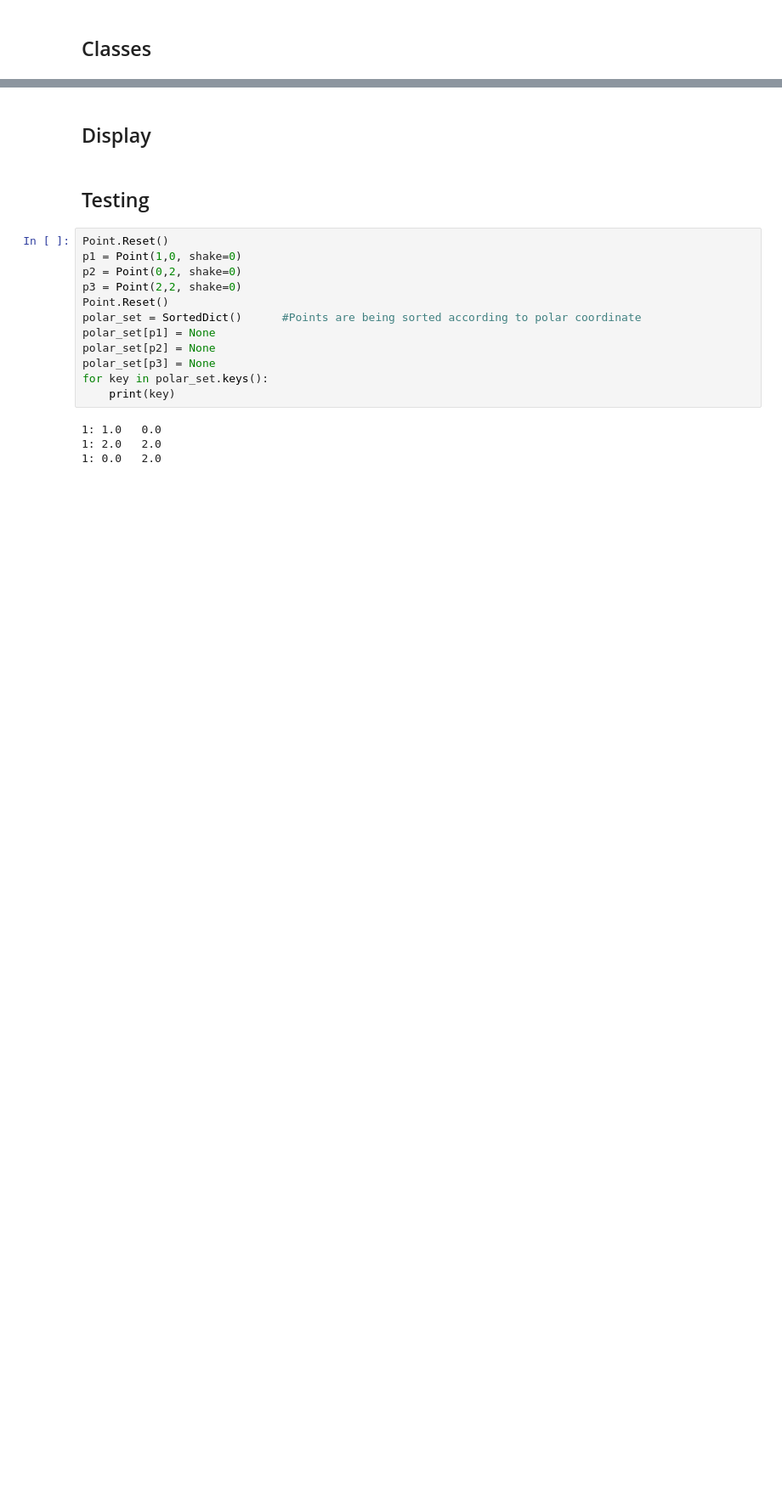
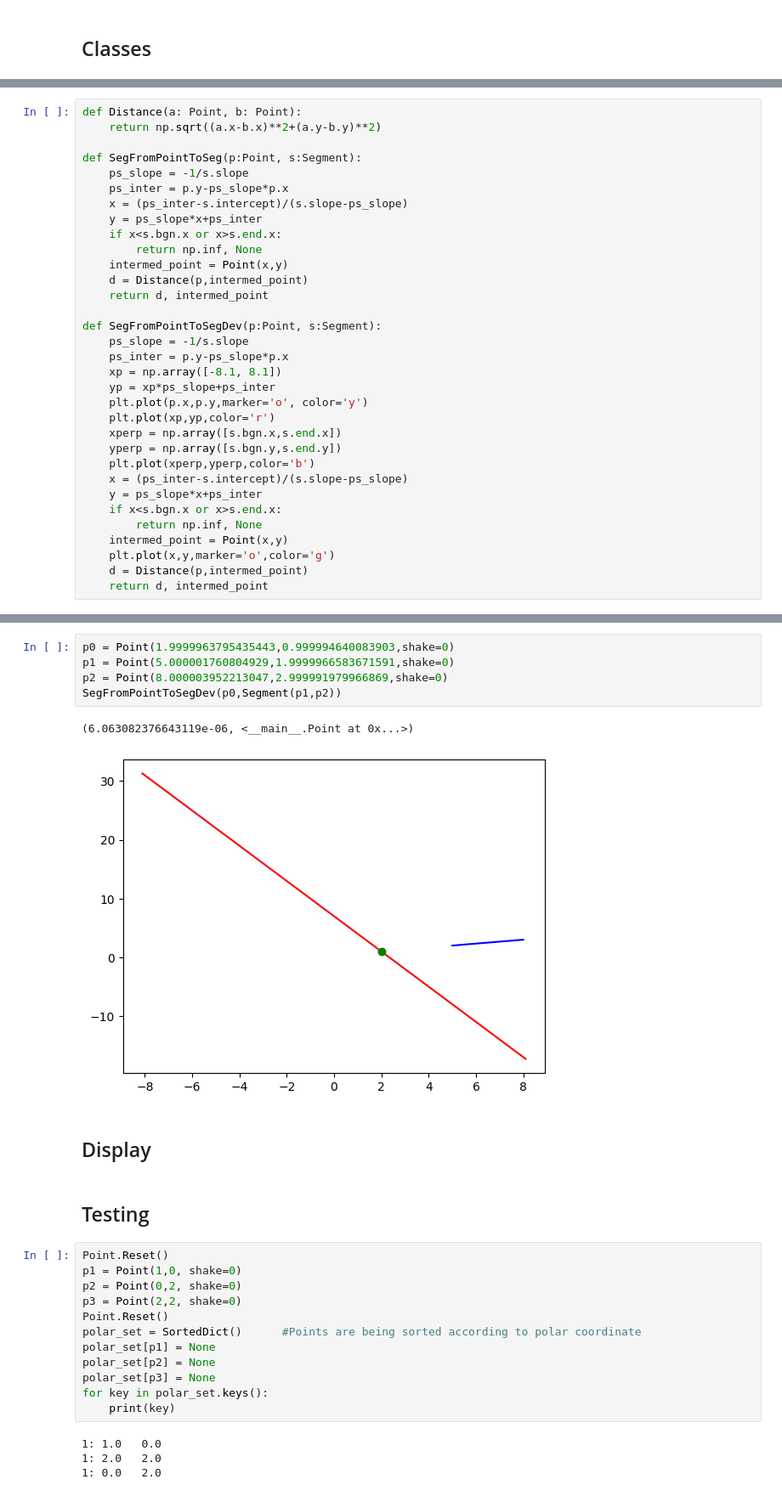
Before and after one commit to attiilla/Alg2, a Jupyter notebook: TP1/TP1.ipynb, the cells around one changed output, grey strips where cells are left out. Shown: that part at 85% size. Drawn from its saved outputs; the diff is of its cells as text; blank space fills up the shorter version.

```diff
--- a/TP1/TP1.ipynb
+++ b/TP1/TP1.ipynb
@@ -636,3 +633,36 @@ def Distance(a: Point, b: Point):
+# %%
+def Distance(a: Point, b: Point):
+    return np.sqrt((a.x-b.x)**2+(a.y-b.y)**2)
+
+def SegFromPointToSeg(p:Point, s:Segment):
+    ps_slope = -1/s.slope
+    ps_inter = p.y-ps_slope*p.x
+    x = (ps_inter-s.intercept)/(s.slope-ps_slope)
+    y = ps_slope*x+ps_inter
+    if x<s.bgn.x or x>s.end.x:
+        return np.inf, None
+    intermed_point = Point(x,y)
+    d = Distance(p,intermed_point)
+    return d, intermed_point
+
+def SegFromPointToSegDev(p:Point, s:Segment):
+    ps_slope = -1/s.slope
+    ps_inter = p.y-ps_slope*p.x
+    xp = np.array([-8.1, 8.1])
+    yp = xp*ps_slope+ps_inter
+    plt.plot(p.x,p.y,marker='o', color='y')
+    plt.plot(xp,yp,color='r')
+    xperp = np.array([s.bgn.x,s.end.x])
+    yperp = np.array([s.bgn.y,s.end.y])
+    plt.plot(xperp,yperp,color='b')
+    x = (ps_inter-s.intercept)/(s.slope-ps_slope)
+    y = ps_slope*x+ps_inter
+    if x<s.bgn.x or x>s.end.x:
+        return np.inf, None
+    intermed_point = Point(x,y)
+    plt.plot(x,y,marker='o',color='g')
+    d = Distance(p,intermed_point)
+    return d, intermed_point
 # %%
 def Classificator(ph_one, ph_two):
     min = np.inf
@@ -667,6 +723,14 @@ def Classificator(ph_one, ph_two):
     intercept = med_p.y-slope*med_p.x
 
     return slope, intercept
+# %%
+p0 = Point(1.9999963795435443,0.999994640083903,shake=0)
+p1 = Point(5.000001760804929,1.9999966583671591,shake=0)
+p2 = Point(8.000003952213047,2.999991979966869,shake=0)
+SegFromPointToSegDev(p0,Segment(p1,p2))
+# %% [output]
+(6.063082376643119e-06, <__main__.Point at 0x...>)
+[figure, added]
 # %% [markdown]
 ## Display
 # %% [markdown]
```
Also changed, not shown: parts of 7 cells of this notebook.
